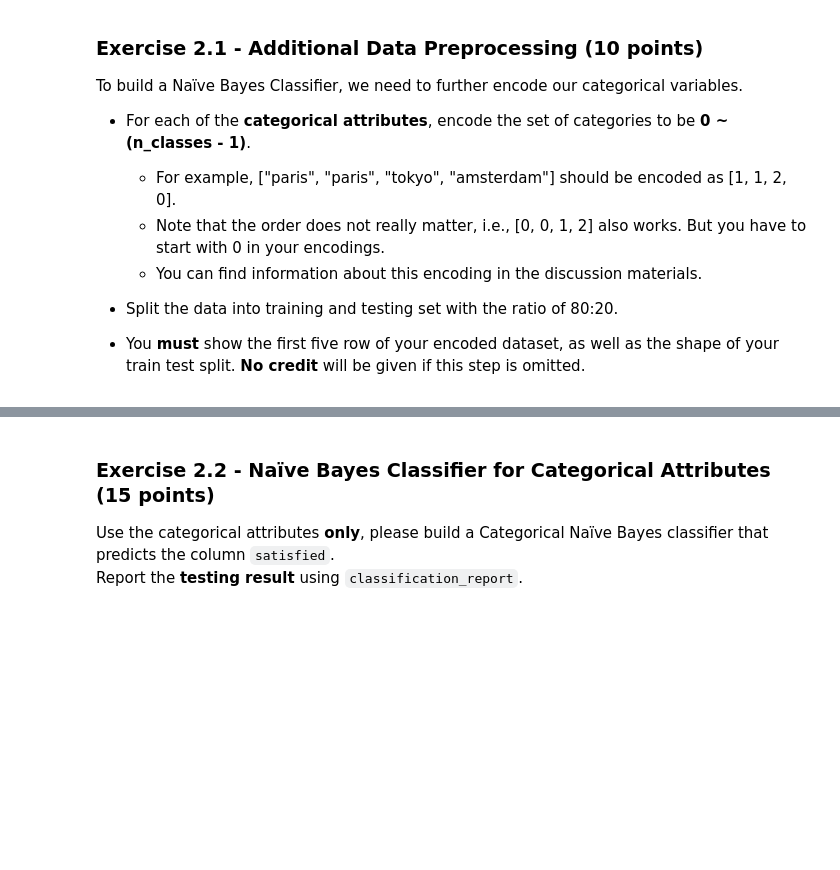
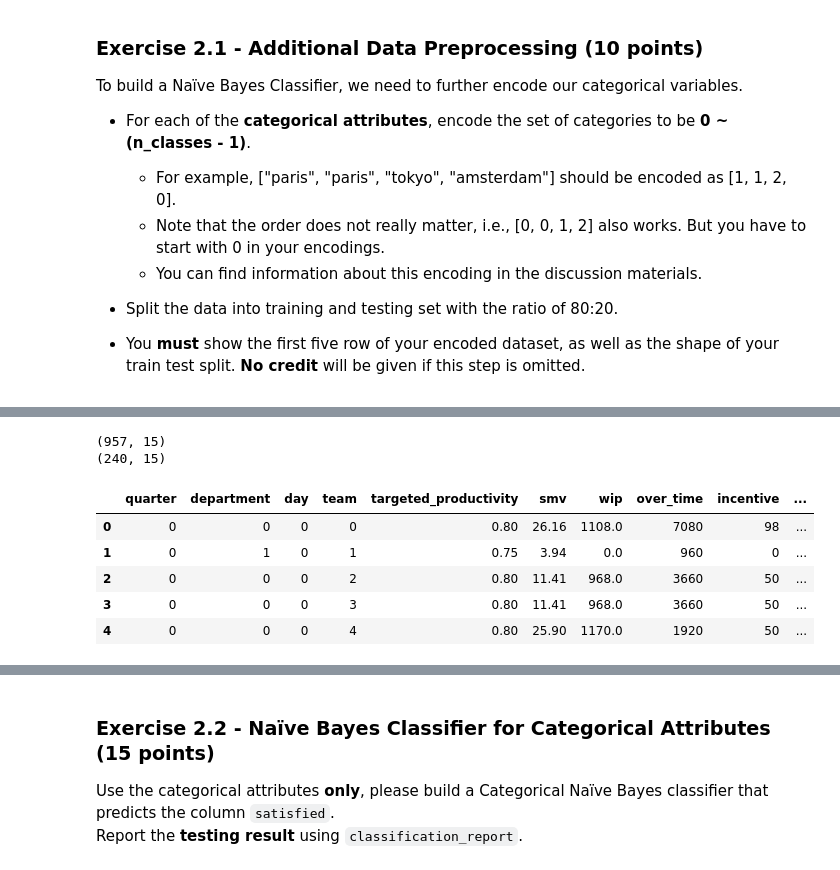
Before and after one commit to SriSupratikTalari/hw2, a Jupyter notebook: HW2_NB_&_SVMs.ipynb, the cells around one changed output, grey strips where cells are left out. Drawn from its saved outputs; the diff is of its cells as text; code cells hidden in the pictures; blank space fills up the shorter version.

```diff
--- a/HW2_NB_&_SVMs.ipynb
+++ b/HW2_NB_&_SVMs.ipynb
@@ -311,0 +333,3 @@ To build a Naïve Bayes Classifier, we need to further encode our categorical va
+# %%
+df['quarter']=df['quarter'].transform(lambda x: 0 if x=='Quarter1' else 1 if x=='Quarter2' else 2 if x=='Quarter3' else 3 if x=='Quarter4' else 4)
+df['quarter']
@@ -311,0 +353,3 @@ To build a Naïve Bayes Classifier, we need to further encode our categorical va
+# %%
+df['department']=df['department'].transform(lambda x: 0 if x=='sewing' else 1)
+df['department']
@@ -311,0 +369,4 @@ To build a Naïve Bayes Classifier, we need to further encode our categorical va
+# %%
+poss=list(df['team'].unique())
+df['team']=df['team'].transform(lambda x: poss.index(x))
+df['team']
@@ -311,0 +386,20 @@ To build a Naïve Bayes Classifier, we need to further encode our categorical va
+# %%
+
+
+train_df = df.iloc[:int(len(df) * 0.8)]
+test_df  = df.iloc[int(len(df) * 0.8):]
+
+print(train_df.shape)
+print(test_df.shape)
+# %% [output]
+(957, 15)
+(240, 15)
+# %%
+train_df.head()
+# %% [output]
+|  | quarter | department | day | team | targeted_productivity | smv | wip | over_time | incentive | ... |
+| 0 | 0 | 0 | 0 | 0 | 0.80 | 26.16 | 1108.0 | 7080 | 98 | ... |
+| 1 | 0 | 1 | 0 | 1 | 0.75 | 3.94 | 0.0 | 960 | 0 | ... |
+| 2 | 0 | 0 | 0 | 2 | 0.80 | 11.41 | 968.0 | 3660 | 50 | ... |
+| 3 | 0 | 0 | 0 | 3 | 0.80 | 11.41 | 968.0 | 3660 | 50 | ... |
+| 4 | 0 | 0 | 0 | 4 | 0.80 | 25.90 | 1170.0 | 1920 | 50 | ... |
```
Also changed, not shown: parts of 12 cells of this notebook.
